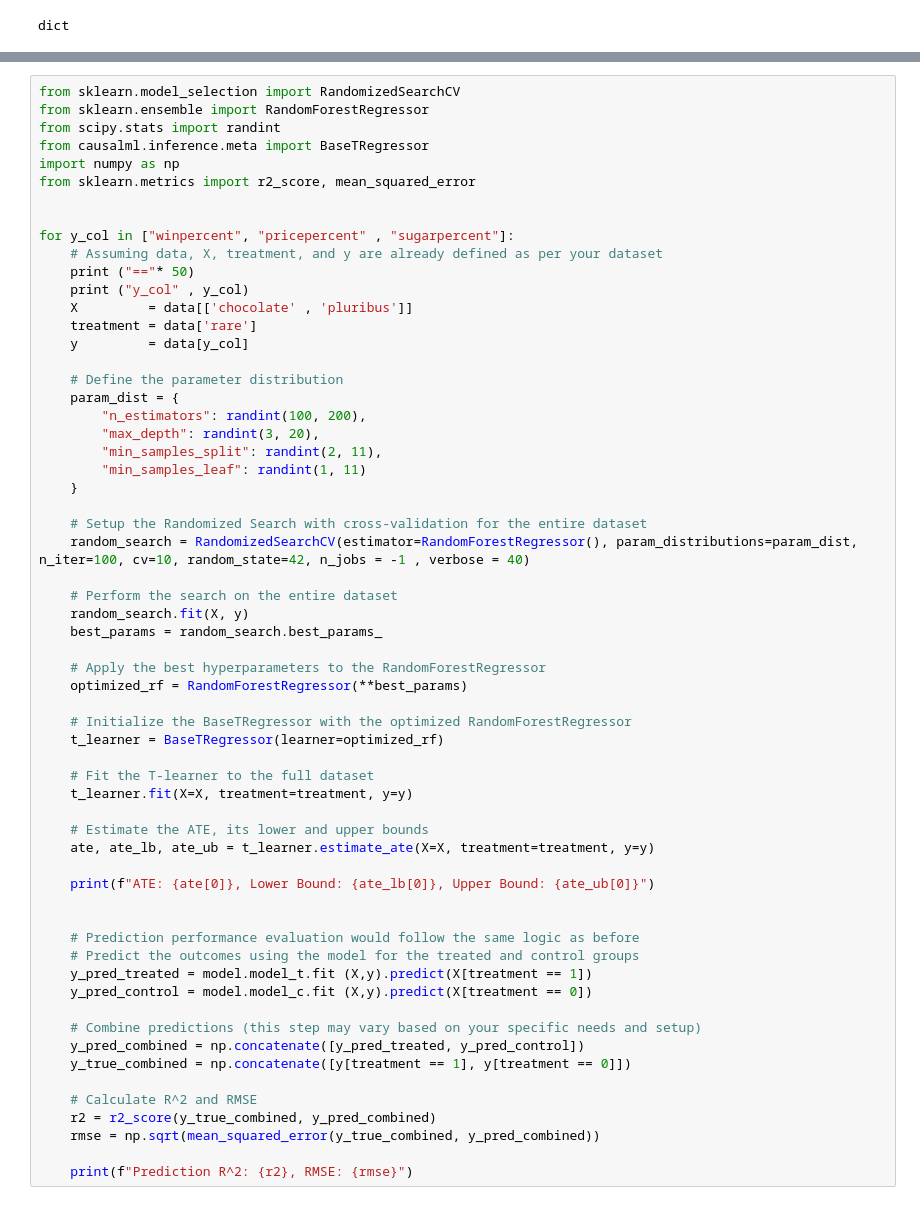
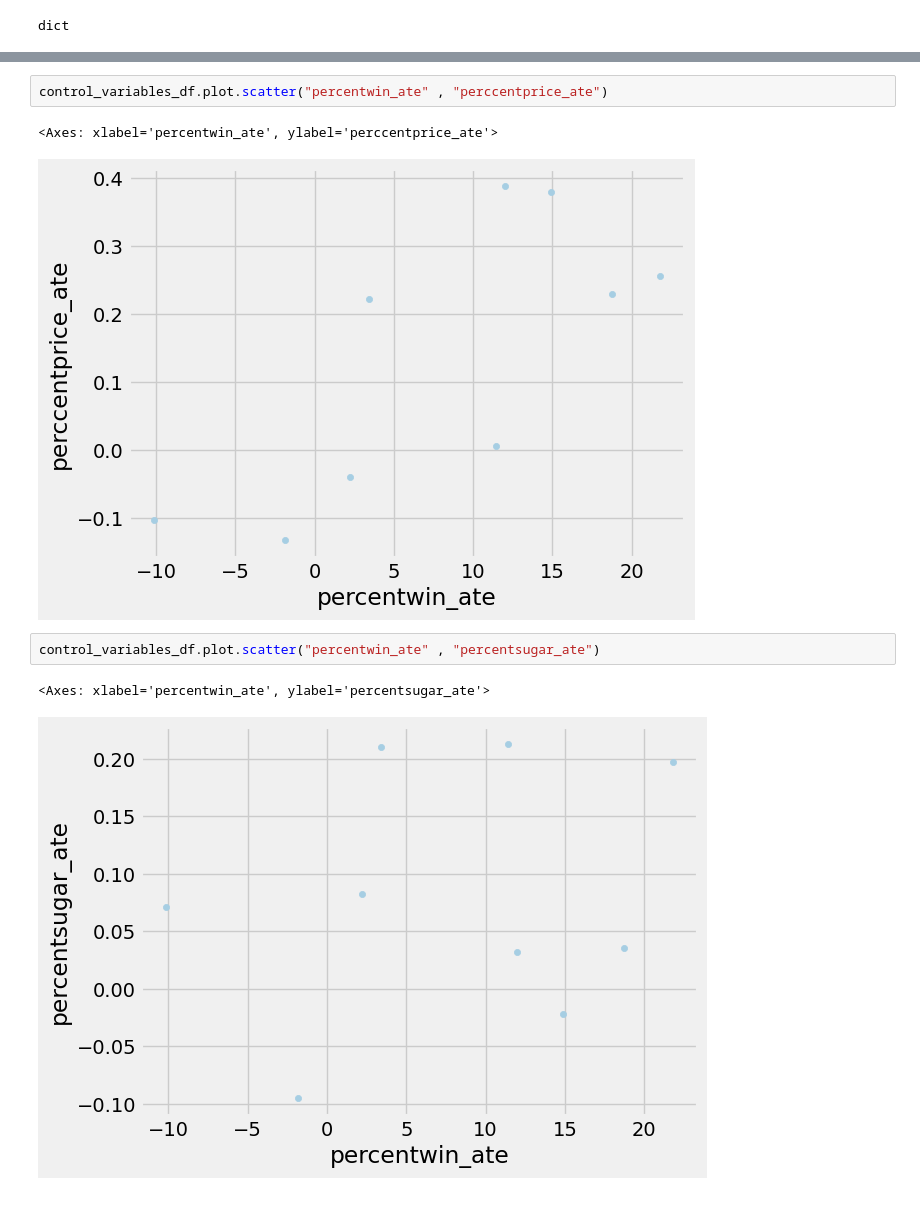
Before and after one commit to Eezzeldin/candy, a Jupyter notebook: candy.ipynb, the cells around one changed output, grey strips where cells are left out. Cells and saved outputs as stored; diff of their text form.

```diff
--- a/candy.ipynb
+++ b/candy.ipynb
@@ -1077,61 +740,10 @@ KeyboardInterrupt:
-# %%
-from sklearn.model_selection import RandomizedSearchCV
-from sklearn.ensemble import RandomForestRegressor
-from scipy.stats import randint
-from causalml.inference.meta import BaseTRegressor
-import numpy as np
-from sklearn.metrics import r2_score, mean_squared_error
-
-
-for y_col in ["winpercent", "pricepercent" , "sugarpercent"]:
-    # Assuming data, X, treatment, and y are already defined as per your dataset
-    print ("=="* 50)
-    print ("y_col" , y_col)
-    X         = data[['chocolate' , 'pluribus']]
-    treatment = data['rare']
-    y         = data[y_col]
-
-    # Define the parameter distribution
-    param_dist = {
-        "n_estimators": randint(100, 200),
-        "max_depth": randint(3, 20),
-        "min_samples_split": randint(2, 11),
-        "min_samples_leaf": randint(1, 11)
-    }
-
-    # Setup the Randomized Search with cross-validation for the entire dataset
-    random_search = RandomizedSearchCV(estimator=RandomForestRegressor(), param_distributions=param_dist, n_iter=100, cv=10, random_state=42, n_jobs = -1 , verbose = 40)
-
-    # Perform the search on the entire dataset
-    random_search.fit(X, y)
-    best_params = random_search.best_params_
-
-    # Apply the best hyperparameters to the RandomForestRegressor
-    optimized_rf = RandomForestRegressor(**best_params)
-
-    # Initialize the BaseTRegressor with the optimized RandomForestRegressor
-    t_learner = BaseTRegressor(learner=optimized_rf)
-
-    # Fit the T-learner to the full dataset
-    t_learner.fit(X=X, treatment=treatment, y=y)
-
-    # Estimate the ATE, its lower and upper bounds
-    ate, ate_lb, ate_ub = t_learner.estimate_ate(X=X, treatment=treatment, y=y)
-
-    print(f"ATE: {ate[0]}, Lower Bound: {ate_lb[0]}, Upper Bound: {ate_ub[0]}")
-
-
-    # Prediction performance evaluation would follow the same logic as before
-    # Predict the outcomes using the model for the treated and control groups
-    y_pred_treated = model.model_t.fit (X,y).predict(X[treatment == 1])
-    y_pred_control = model.model_c.fit (X,y).predict(X[treatment == 0])
-
-    # Combine predictions (this step may vary based on your specific needs and setup)
-    y_pred_combined = np.concatenate([y_pred_treated, y_pred_control])
-    y_true_combined = np.concatenate([y[treatment == 1], y[treatment == 0]])
-
-    # Calculate R^2 and RMSE
-    r2 = r2_score(y_true_combined, y_pred_combined)
-    rmse = np.sqrt(mean_squared_error(y_true_combined, y_pred_combined))
-
-    print(f"Prediction R^2: {r2}, RMSE: {rmse}")
+# %%
+control_variables_df.plot.scatter("percentwin_ate" , "perccentprice_ate")
+# %% [output]
+<Axes: xlabel='percentwin_ate', ylabel='perccentprice_ate'>
+[figure, added]
+# %%
+control_variables_df.plot.scatter("percentwin_ate" , "percentsugar_ate")
+# %% [output]
+<Axes: xlabel='percentwin_ate', ylabel='percentsugar_ate'>
+[figure, added]
```
Also changed, not shown: parts of 48 cells of this notebook.
